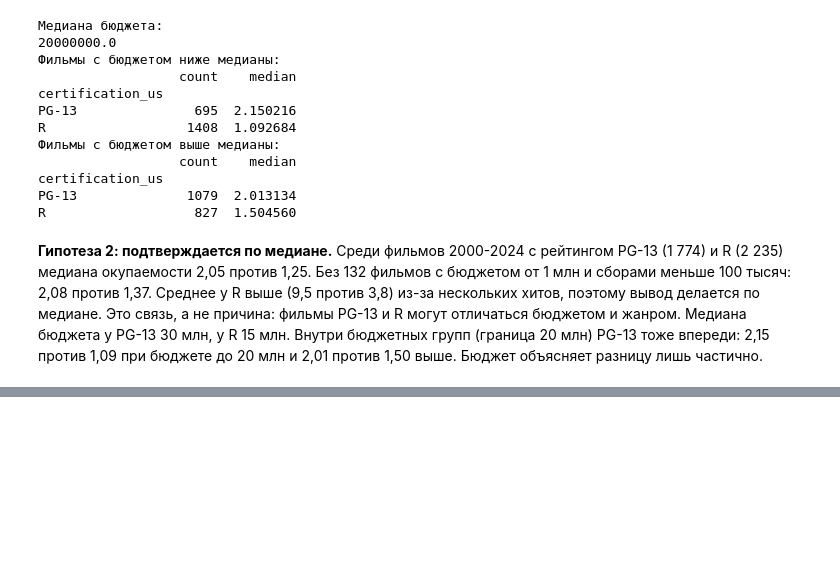
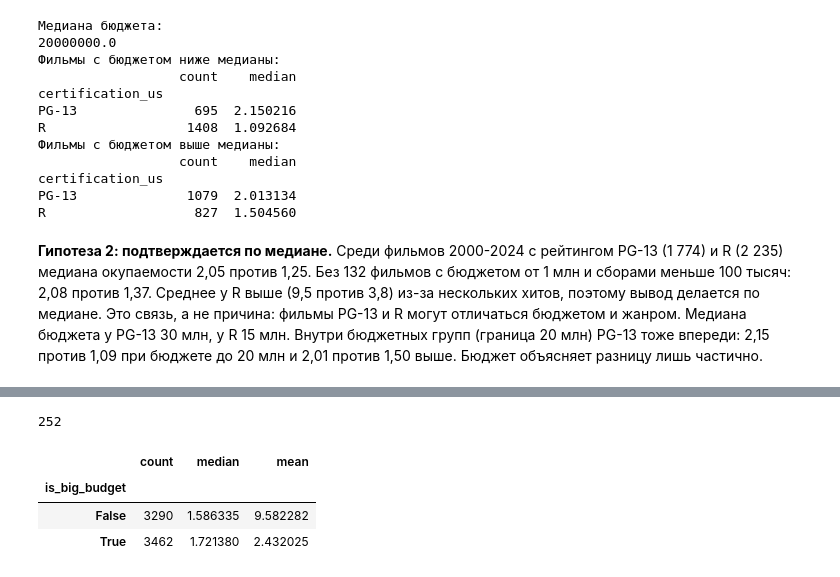
Before and after one commit to ilysma/movie-success-analysis, a Jupyter notebook: 02_analysis.ipynb, the cells around one changed output, grey strips where cells are left out. Cells and saved outputs as stored; diff of their text form; code cells hidden in the pictures; blank space fills up the shorter version.

```diff
--- a/02_analysis.ipynb
+++ b/02_analysis.ipynb
@@ -269,0 +289,13 @@ R                   827  1.504560
+# %%
+## Маска подозрительных фильмов: бюджет от 1 млн и сборы меньше 100 тысяч
+mask_susp = (df_roi["budget"] >= 1000000) & (df_roi["revenue"] < 100000)
+## Проверяю размер: ожидаю 252 (как в 02_checks.sql)
+print(mask_susp.sum())
+## Проверка устойчивости: то же сравнение без подозрительных фильмов (граница бюджета прежняя)
+df_roi[~mask_susp].groupby("is_big_budget")["roi"].agg(["count", "median", "mean"])
+# %% [output]
+252
+|  | count | median | mean |
+| is_big_budget |  |  |  |
+| False | 3290 | 1.586335 | 9.582282 |
+| True | 3462 | 1.721380 | 2.432025 |
```
Also changed, not shown: parts of 4 cells of this notebook.
